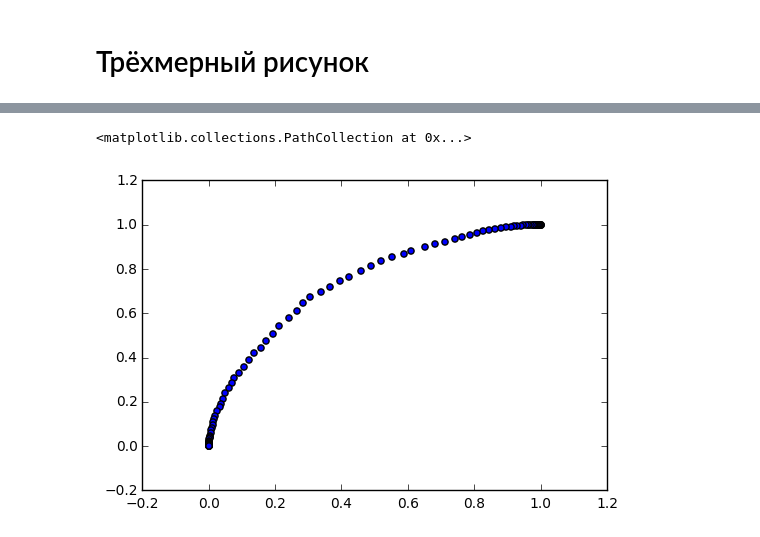
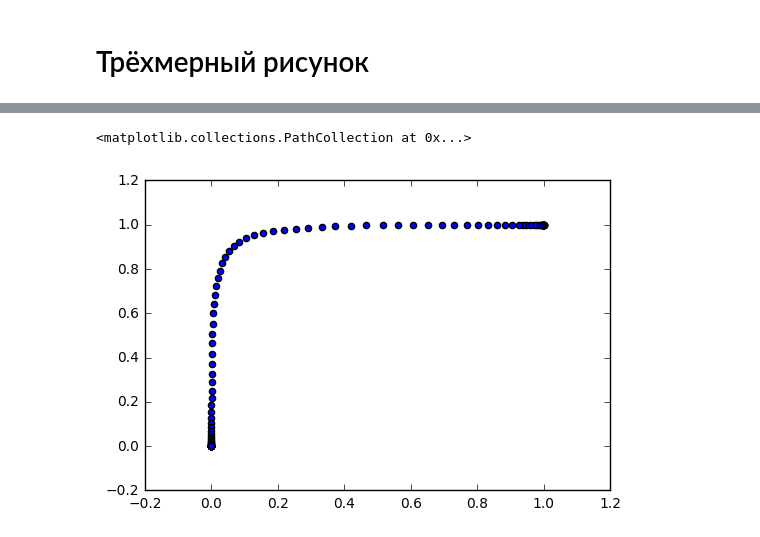
Before and after one commit to tarstars/algo_club, a Jupyter notebook: ml/gaussian_mix/gaussian_mix.ipynb, the cells around one changed output, grey strips where cells are left out. Saved outputs shown, nothing was run; the diff lists cells and outputs as text; code cells hidden in the pictures.

Commit message:
sklearn in gaussian mix

```diff
--- a/ml/gaussian_mix/gaussian_mix.ipynb
+++ b/ml/gaussian_mix/gaussian_mix.ipynb
@@ -11,9 +11,9 @@ sgm - дисперсия гауссова распределения
 n - количество точек
 # %%
 sgm=0.5
-n=2000
+n=10000
 red_dots = numpy.random.multivariate_normal([3, 5, 9], [[sgm,0,0], [0, sgm, 0], [0, 0, sgm]], n)
-blue_dots = numpy.random.multivariate_normal([4, 6, 10], [[sgm,0,0], [0, sgm, 0], [0, 0, sgm]], n)
+blue_dots = numpy.random.multivariate_normal([3, 5, 10], [[sgm,0,0], [0, sgm, 0], [0, 0, sgm]], n)
 red_dots=numpy.insert(red_dots, 3, 0, axis=1)
 blue_dots=numpy.insert(blue_dots, 3, 1, axis=1)
 data = numpy.concatenate((red_dots, blue_dots))
@@ -20,0 +23,6 @@ numpy.random.shuffle(data)
+# %%
+from sklearn.linear_model import LogisticRegression
+
+lr=LogisticRegression(solver='lbfgs', C=1e-2, tol=1e-10, max_iter=10000)
+lr.fit(data[:, 0:3], data[:, 3])
+lr.coef_
@@ -52,3 +76,7 @@ w=numpy.array([1,2,3])
+# %%
+w1=numpy.array(lr.coef_[0])
+w2=numpy.array([1, 0, 0])
+w = w1
 # %%
 n=data.shape[0]
 projections=numpy.zeros((n,2))
@@ -69,30 +97,30 @@ plt.show()
 # %%
-prj=make_proj(data, numpy.array([0.2, -0.5, 1]))
+prj=make_proj(data, w)
 x=[]
 y=[]
 for thresh in numpy.linspace(numpy.min(prj[:,0]), numpy.max(prj[:, 0]), 100):
     tp = 0
     fp = 0
     den_less = 0
     den_more = 0
     for t in range(n):
         guess = 0
         if prj[t, 0] > thresh:
             guess = 1
         if guess > 0.5 and prj[t, 1] > 0.5:
             tp += 1
         if guess > 0.5 and prj[t, 1] < 0.5:
             fp += 1
         if prj[t, 1] < 0.5:
             den_less += 1
         else:
             den_more += 1
     if den_more > 0 and den_less > 0:
         current_x = fp / den_less
         current_y = tp / den_more
         x.append(current_x)
         y.append(current_y)
 plt.scatter(x,y)
 # %% [output]
 <matplotlib.collections.PathCollection at 0x...>
-[figure, old version]
+[figure, new version]
```
Also changed, not shown: parts of 9 cells of this notebook.
